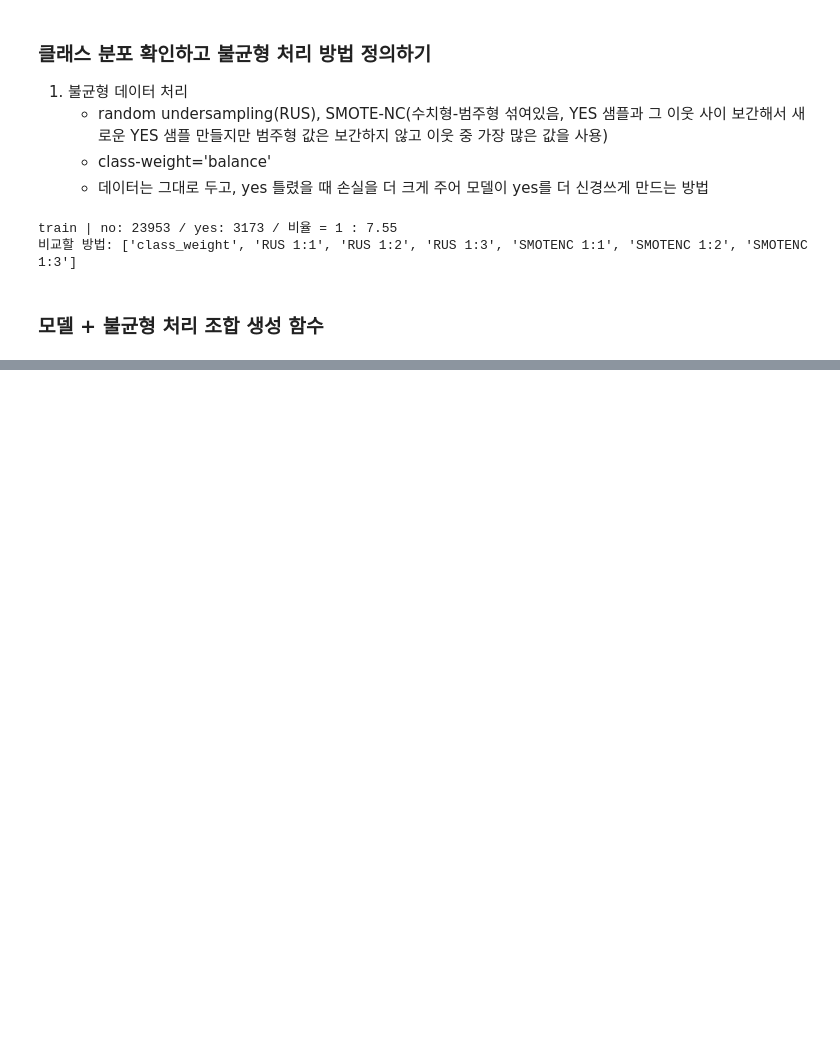
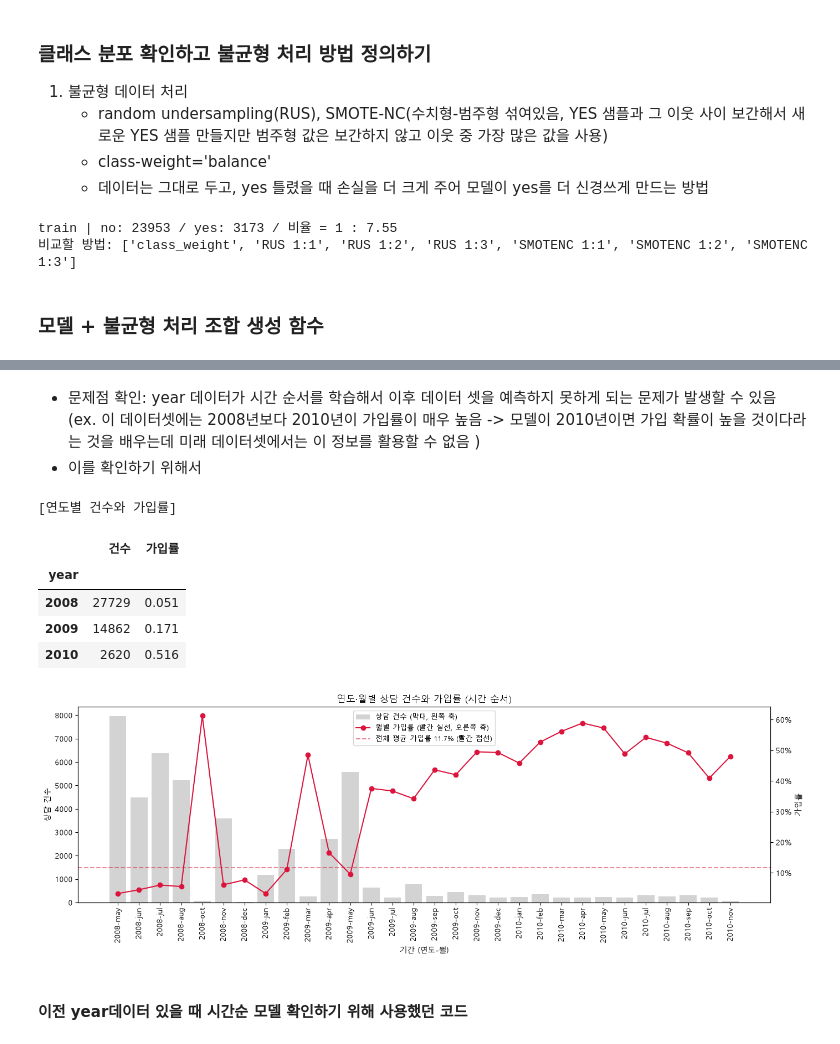
Before and after one commit to kant-deposit-project/deposit_project, a Jupyter notebook: 모델 생성.ipynb, the cells around one changed output, grey strips where cells are left out. Drawn from its saved outputs; the diff is of its cells as text; code cells hidden in the pictures; blank space fills up the shorter version.

```diff
--- a/모델 생성.ipynb
+++ b/모델 생성.ipynb
@@ -1,6 +1,7 @@
 # %%
 import pandas as pd                     # 데이터프레임 처리
 import numpy as np                      # 수치 연산
+import matplotlib.pyplot as plt
 
 from sklearn.model_selection import train_test_split          # train/test 분할
 from sklearn.compose import ColumnTransformer                 # 컬럼별로 다른 전처리 적용
@@ -16,7 +17,7 @@ from catboost import CatBoostClassifier
 from sklearn.impute import SimpleImputer
 from sklearn.metrics import (accuracy_score, precision_score, recall_score, f1_score,
                              roc_auc_score, average_precision_score,   # average_precision = PR-AUC
-                             confusion_matrix, classification_report)
+                             confusion_matrix, classification_report, precision_recall_curve)
 from sklearn.base import BaseEstimator, TransformerMixin
 import time                                # 모델별 튜닝 시간 측정용
 from sklearn.model_selection import GridSearchCV, StratifiedKFold   # 하이퍼파라미터 탐색 / 클래스 비율 유지 K-Fold
@@ -25,11 +26,14 @@ from imblearn.pipeline import Pipeline as ImbPipeline       # 샘플링 단계
 from imblearn.under_sampling import RandomUnderSampler      # RUS
 from imblearn.over_sampling import SMOTENC                  # SMOTE-NC (수치형 + 범주형 혼합 데이터용)
 
-
 # 컬럼이 많아도 '...'으로 생략하지 않고 전부 표시
 pd.set_option("display.max_columns", None)
 # 표가 옆으로 길어져도 줄바꿈 없이 한 줄로 표시
 pd.set_option("display.width", None)
+
+# 그래프 한글 깨짐 방지 (Windows: 맑은 고딕)
+plt.rcParams["font.family"] = "Malgun Gothic"
+plt.rcParams["axes.unicode_minus"] = False     # 음수 부호(-) 깨짐 방지
 # %% [markdown]
 ### 데이터 로드 & 타깃 변환시키기
 # %%
@@ -51,3 +55,13 @@ y
 0    0.883015
 1    0.116985
 Name: proportion, dtype: float64
+# %%
+# 월별 상담 건수: 같은 연도-월에 상담한 고객 수 (캠페인 강도를 나타내는 변수)
+# - groupby로 연도-월별 그룹을 만들고, 그룹의 행 개수(size)를 각 행에 붙임
+# - transform은 컬럼을 하나 지정해야 해서 그룹 기준인 'month'를 지정
+#   (값을 쓰는 게 아니라 행 개수만 세므로 어떤 컬럼을 지정해도 결과는 같음)
+# - y(가입 여부)는 사용하지 않으므로 데이터 누수 없음
+df["month_contacts"] = df.groupby(["year", "month"])["month"].transform("size")
+
+# 확인: 연도-월마다 같은 값이 붙었는지
+display(df.groupby(["year", "month"], sort=False)["month_contacts"].first().head(10))
@@ -611,0 +826,54 @@ display(best_per_model.set_index("model").round(4))
+# %% [markdown]
+- 문제점 확인: year 데이터가 시간 순서를 학습해서 이후 데이터 셋을 예측하지 못하게 되는 문제가 발생할 수 있음 (ex. 이 데이터셋에는 2008년보다 2010년이 가입률이 매우 높음 -> 모델이 2010년이면 가입 확률이 높을 것이다라는 것을 배우는데 미래 데이터셋에서는 이 정보를 활용할 수 없음 )
+- 이를 확인하기 위해서
+# %%
+# 데이터가 원래 순서(시간순)대로 있는 df 사용
+# sort=False: 데이터에 나온 순서(2008-05 → 2010-11)를 그대로 유지
+period = (df.groupby(["year", "month"], sort=False)["y"]
+          .agg(건수="count", 가입률="mean")
+          .reset_index())
+period["기간"] = period["year"].astype(str) + "-" + period["month"]
+
+# 1) 연도별 요약
+print("[연도별 건수와 가입률]")
+display(df.groupby("year")["y"].agg(건수="count", 가입률="mean").round(3))
+
+# 2) 월별 추이 그래프
+fig, ax1 = plt.subplots(figsize=(14, 5))
+
+# 막대: 그 달에 상담한 고객 수 (왼쪽 y축)
+ax1.bar(period["기간"], period["건수"], color="lightgray", label="상담 건수 (막대, 왼쪽 축)")
+ax1.set_ylabel("상담 건수")
+ax1.set_xlabel("기간 (연도-월)")
+ax1.tick_params(axis="x", rotation=90)
+
+# 선: 그 달에 상담한 고객 중 정기예금에 가입한 비율 (오른쪽 y축)
+ax2 = ax1.twinx()                                   # 같은 x축을 공유하는 두 번째 y축
+ax2.plot(period["기간"], period["가입률"], color="crimson", marker="o",
+         label="월별 가입률 (빨간 실선, 오른쪽 축)")
+# 점선: 전체 데이터의 평균 가입률 → 이보다 위면 평균보다 가입이 잘 된 달
+avg_rate = df["y"].mean()
+ax2.axhline(avg_rate, color="crimson", ls="--", alpha=0.5,
+            label=f"전체 평균 가입률 {avg_rate:.1%} (빨간 점선)")
+ax2.set_ylabel("가입률")
+ax2.yaxis.set_major_formatter(plt.FuncFormatter(lambda v, _: f"{v:.0%}"))   # 0.5 → 50%
+
+# 범례 합치기
+# 막대(ax1)와 선(ax2)이 서로 다른 축에 그려져 있어서, 각 축의 범례 항목을 모아 하나로 표시
+h1, l1 = ax1.get_legend_handles_labels()
+h2, l2 = ax2.get_legend_handles_labels()
+ax1.legend(h1 + h2, l1 + l2, loc="upper center", fontsize=9)
+
+ax1.set_title("연도·월별 상담 건수와 가입률 (시간 순서)")
+fig.tight_layout()
+plt.show()
+# %% [output]
+[연도별 건수와 가입률]
+|  | 건수 | 가입률 |
+| year |  |  |
+| 2008 | 27729 | 0.051 |
+| 2009 | 14862 | 0.171 |
+| 2010 | 2620 | 0.516 |
+[figure, added]
+# %% [markdown]
+#### 이전 year데이터 있을 때 시간순 모델 확인하기 위해 사용했던 코드
```
Also changed, not shown: parts of 29 cells of this notebook, 1 other file.
